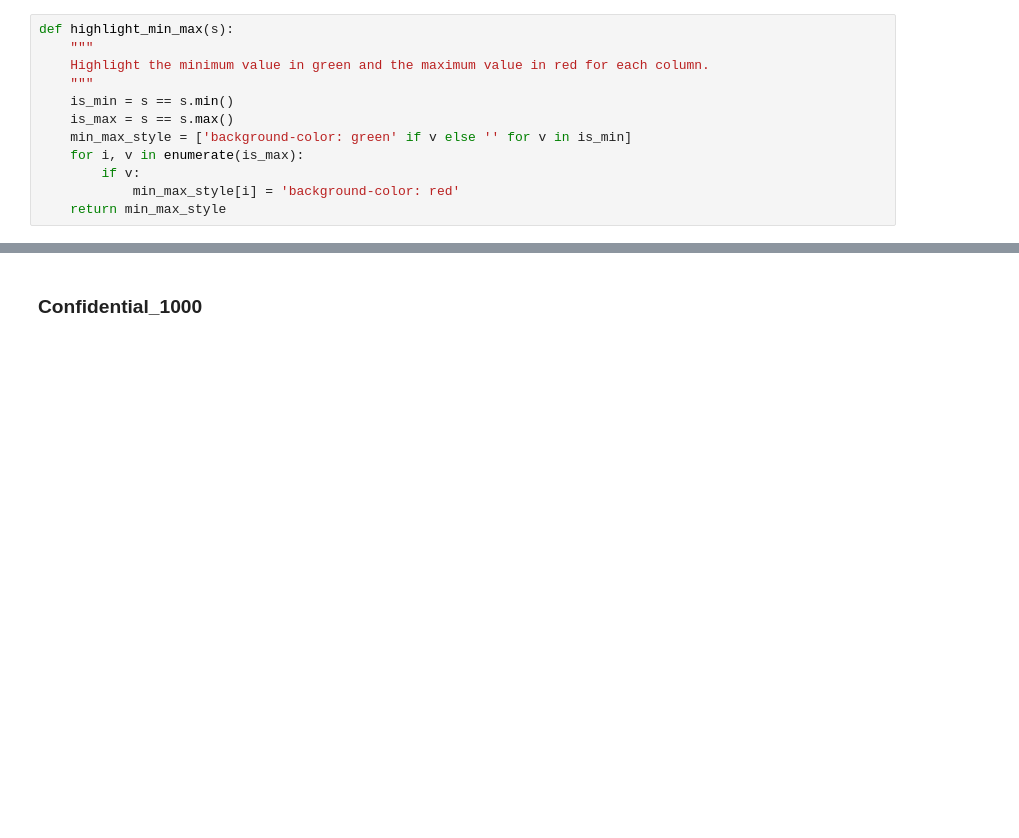
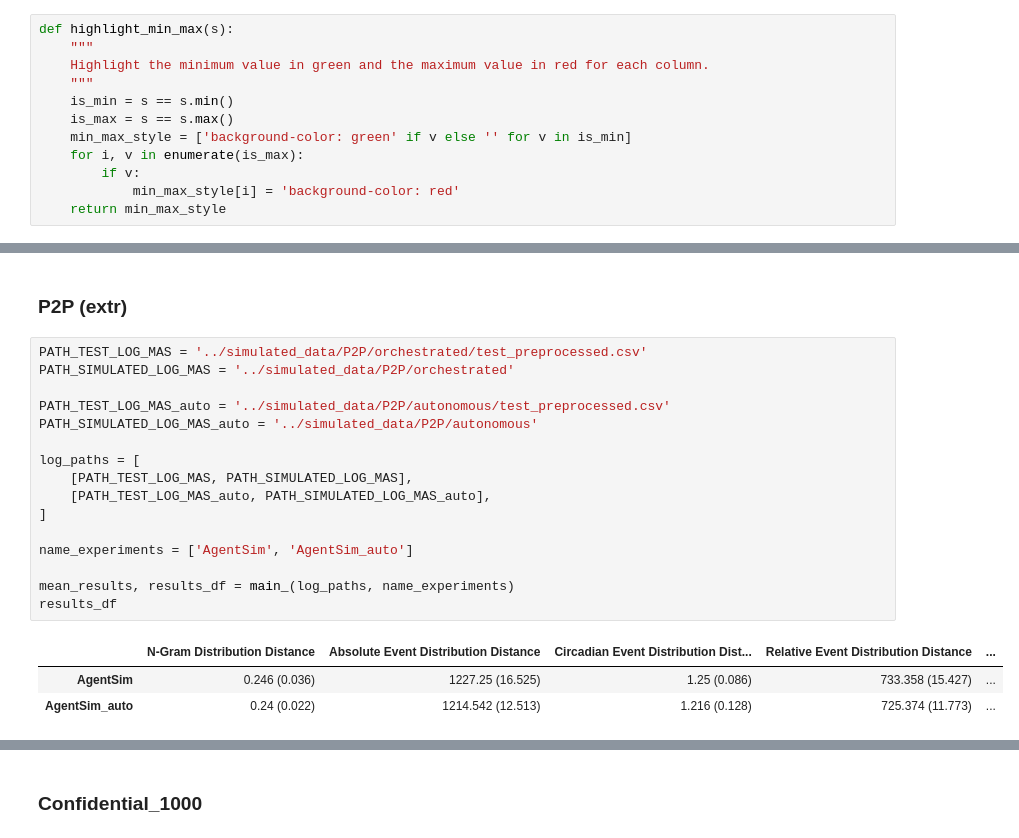
Before and after one commit to wekesaclinton/agentsimulator-bpm, a Jupyter notebook: analysis_notebooks/evaluation.ipynb, the cells around one changed output, grey strips where cells are left out. Drawn from its saved outputs; the diff is of its cells as text; blank space fills up the shorter version.

```diff
--- a/analysis_notebooks/evaluation.ipynb
+++ b/analysis_notebooks/evaluation.ipynb
@@ -212,0 +318,22 @@ results_df
+# %% [markdown]
+### P2P (extr)
+# %%
+PATH_TEST_LOG_MAS = '../simulated_data/P2P/orchestrated/test_preprocessed.csv'
+PATH_SIMULATED_LOG_MAS = '../simulated_data/P2P/orchestrated'
+
+PATH_TEST_LOG_MAS_auto = '../simulated_data/P2P/autonomous/test_preprocessed.csv'
+PATH_SIMULATED_LOG_MAS_auto = '../simulated_data/P2P/autonomous'
+
+log_paths = [
+    [PATH_TEST_LOG_MAS, PATH_SIMULATED_LOG_MAS],
+    [PATH_TEST_LOG_MAS_auto, PATH_SIMULATED_LOG_MAS_auto],
+]
+
+name_experiments = ['AgentSim', 'AgentSim_auto']
+
+mean_results, results_df = main_(log_paths, name_experiments)
+results_df
+# %% [output]
+|  | N-Gram Distribution Distance | Absolute Event Distribution Distance | Circadian Event Distribution Dist... | Relative Event Distribution Distance | ... |
+| AgentSim | 0.246 (0.036) | 1227.25 (16.525) | 1.25 (0.086) | 733.358 (15.427) | ... |
+| AgentSim_auto | 0.24 (0.022) | 1214.542 (12.513) | 1.216 (0.128) | 725.374 (11.773) | ... |
```
Also changed, not shown: parts of 34 cells of this notebook, 6 other files.
